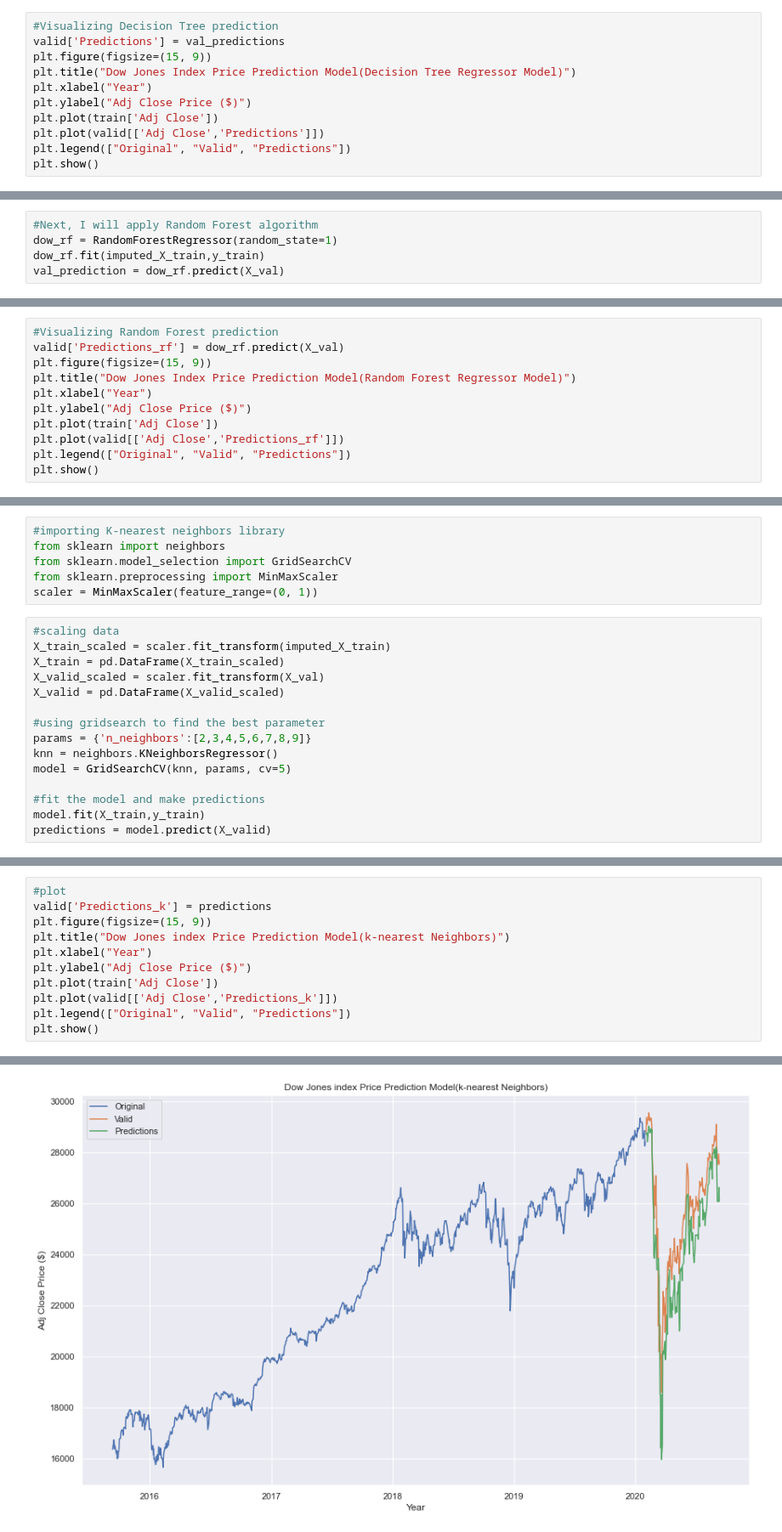
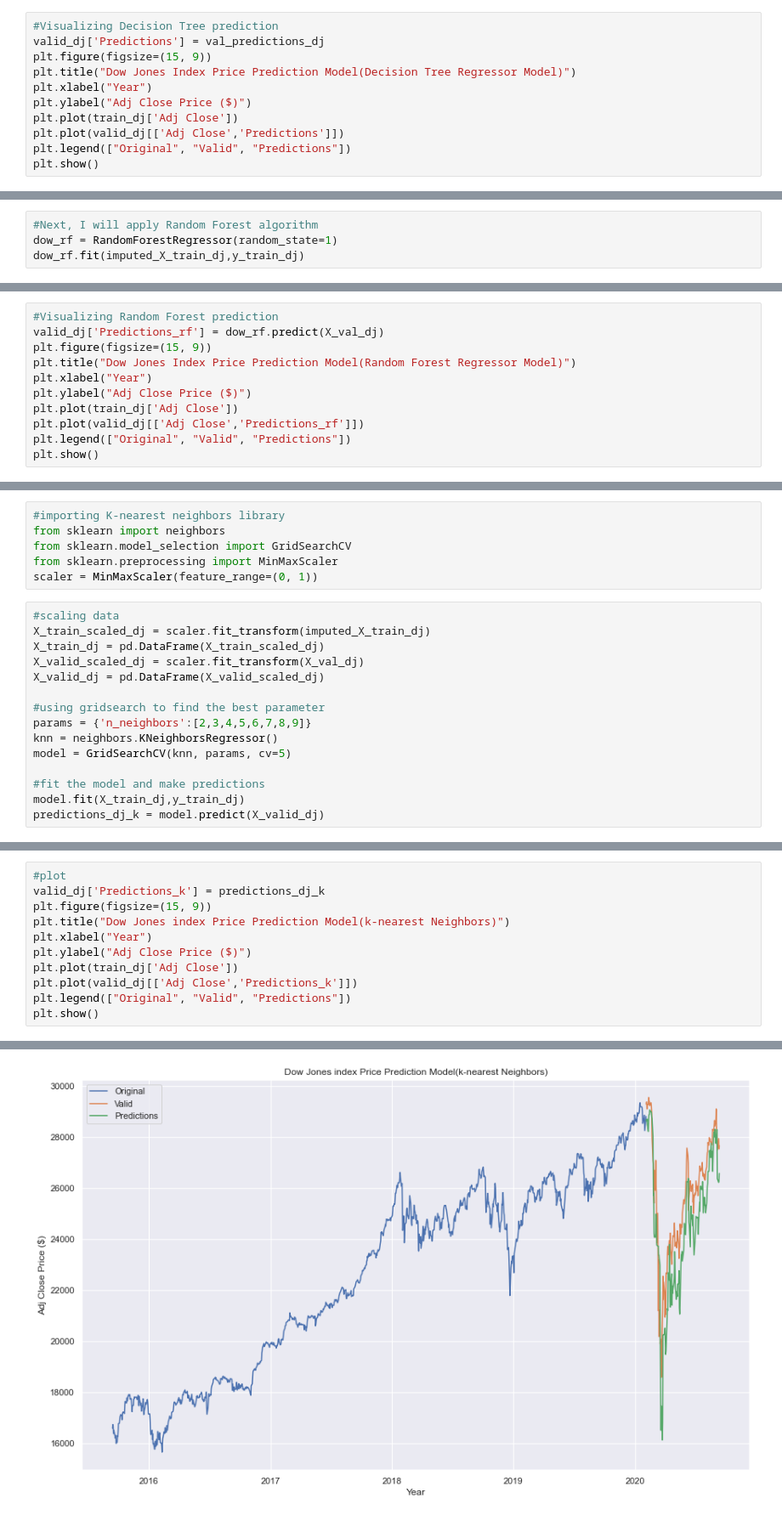
Before and after one commit to voducminh09/Stock-price-Classification-Time-Series-prediction-Project, a Jupyter notebook: Stock price prediction Project.ipynb, the cells around one changed output, grey strips where cells are left out. Shown at 85% size. Cells and saved outputs as stored; diff of their text form.

```diff
--- a/Stock price prediction Project.ipynb
+++ b/Stock price prediction Project.ipynb
@@ -550,12 +572,12 @@ MEA for best max_leaf_nodes:
 # %%
 #Visualizing Decision Tree prediction
-valid['Predictions'] = val_predictions
+valid_dj['Predictions'] = val_predictions_dj
 plt.figure(figsize=(15, 9))
 plt.title("Dow Jones Index Price Prediction Model(Decision Tree Regressor Model)")
 plt.xlabel("Year")
 plt.ylabel("Adj Close Price ($)")
-plt.plot(train['Adj Close'])
-plt.plot(valid[['Adj Close','Predictions']])
+plt.plot(train_dj['Adj Close'])
+plt.plot(valid_dj[['Adj Close','Predictions']])
 plt.legend(["Original", "Valid", "Predictions"])
 plt.show()
 # %% [output]
@@ -567,5 +589,4 @@ See the caveats in the documentation: http://pandas.pydata.org/pandas-docs/stabl
 # %%
 #Next, I will apply Random Forest algorithm
 dow_rf = RandomForestRegressor(random_state=1)
-dow_rf.fit(imputed_X_train,y_train)
-val_prediction = dow_rf.predict(X_val)
+dow_rf.fit(imputed_X_train_dj,y_train_dj)
@@ -580,13 +609,13 @@ Validation MAE for Random Forest Model: 189.0973996753243
 #this model more.
 # %%
 #Visualizing Random Forest prediction
-valid['Predictions_rf'] = dow_rf.predict(X_val)
+valid_dj['Predictions_rf'] = dow_rf.predict(X_val_dj)
 plt.figure(figsize=(15, 9))
 plt.title("Dow Jones Index Price Prediction Model(Random Forest Regressor Model)")
 plt.xlabel("Year")
 plt.ylabel("Adj Close Price ($)")
-plt.plot(train['Adj Close'])
-plt.plot(valid[['Adj Close','Predictions_rf']])
+plt.plot(train_dj['Adj Close'])
+plt.plot(valid_dj[['Adj Close','Predictions_rf']])
 plt.legend(["Original", "Valid", "Predictions"])
 plt.show()
 # %% [output]
@@ -603,10 +632,10 @@ from sklearn.preprocessing import MinMaxScaler
 scaler = MinMaxScaler(feature_range=(0, 1))
 # %%
 #scaling data
-X_train_scaled = scaler.fit_transform(imputed_X_train)
-X_train = pd.DataFrame(X_train_scaled)
-X_valid_scaled = scaler.fit_transform(X_val)
-X_valid = pd.DataFrame(X_valid_scaled)
+X_train_scaled_dj = scaler.fit_transform(imputed_X_train_dj)
+X_train_dj = pd.DataFrame(X_train_scaled_dj)
+X_valid_scaled_dj = scaler.fit_transform(X_val_dj)
+X_valid_dj = pd.DataFrame(X_valid_scaled_dj)
 
 #using gridsearch to find the best parameter
 params = {'n_neighbors':[2,3,4,5,6,7,8,9]}
@@ -614,6 +643,6 @@ knn = neighbors.KNeighborsRegressor()
 model = GridSearchCV(knn, params, cv=5)
 
 #fit the model and make predictions
-model.fit(X_train,y_train)
-predictions = model.predict(X_valid)
+model.fit(X_train_dj,y_train_dj)
+predictions_dj_k = model.predict(X_valid_dj)
 # %%
@@ -624,20 +653,20 @@ mae
 # %%
 #plot
-valid['Predictions_k'] = predictions
+valid_dj['Predictions_k'] = predictions_dj_k
 plt.figure(figsize=(15, 9))
 plt.title("Dow Jones index Price Prediction Model(k-nearest Neighbors)")
 plt.xlabel("Year")
 plt.ylabel("Adj Close Price ($)")
-plt.plot(train['Adj Close'])
-plt.plot(valid[['Adj Close','Predictions_k']])
+plt.plot(train_dj['Adj Close'])
+plt.plot(valid_dj[['Adj Close','Predictions_k']])
 plt.legend(["Original", "Valid", "Predictions"])
 plt.show()
 # %% [output]
 A value is trying to be set on a copy of a slice from a DataFrame.
 Try using .loc[row_indexer,col_indexer] = value instead
 
 See the caveats in the documentation: http://pandas.pydata.org/pandas-docs/stable/indexing.html#indexing-view-versus-copy
-[figure, old version]
+[figure, new version]
 # %%
 #sort data into ascending order and create new data so that original data is unaffected
 data_dj = dow.sort_index(ascending=True, axis=0)
```
Also changed, not shown: parts of 56 cells of this notebook.
